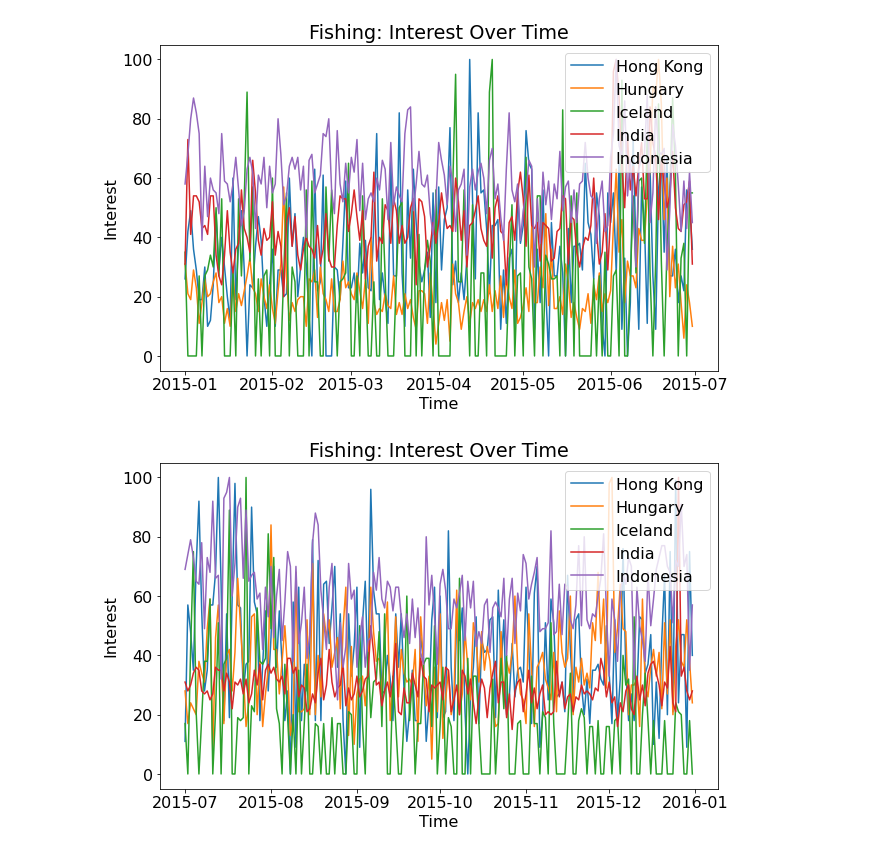
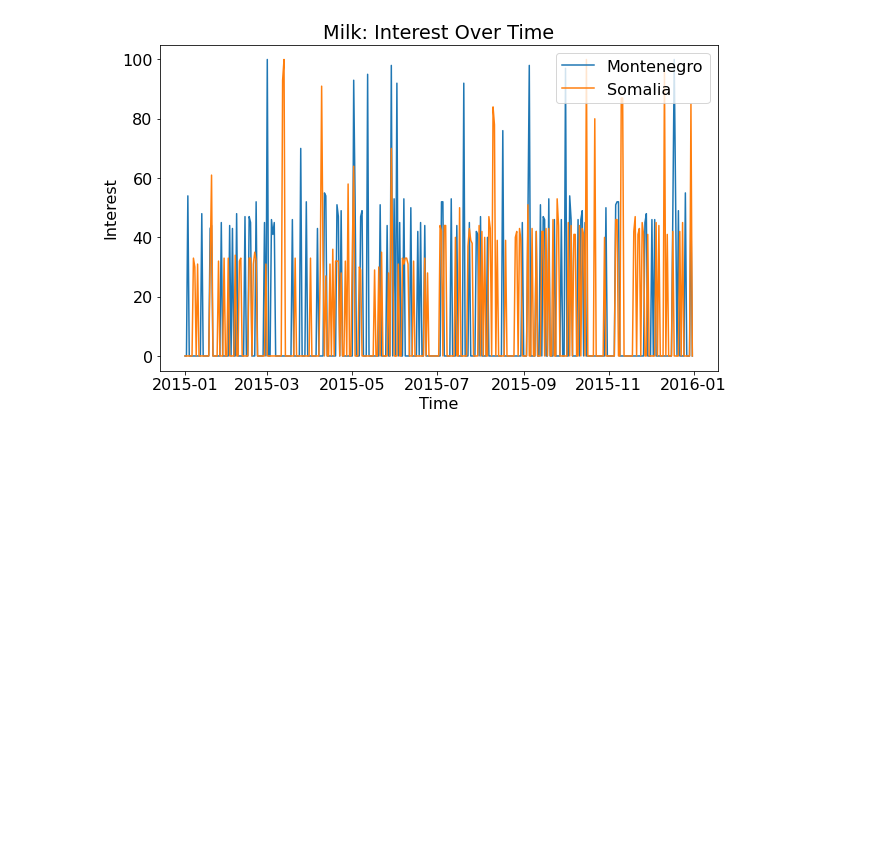
Before and after one commit to andreasoie/bigdata, a Jupyter notebook: testing.ipynb, the cells around one changed output. Saved outputs shown, nothing was run; the diff lists cells and outputs as text; code cells hidden in the pictures; blank space fills up the shorter version.

```diff
--- a/testing.ipynb
+++ b/testing.ipynb
@@ -19,5 +25,5 @@ TIME_ZONE = 360
 # %%
 pytrends = TrendReq(hl=LANGUAGE, tz=TIME_ZONE)
 # %%
-COUNTRIES = utils.load_countries("countries.txt")
+COUNTRIES = utils.load_countries(filename="countries.txt", ignore="ignore.txt")
 # %%
@@ -69,6 +71,11 @@ results_B = search_history_B[0:5]
+# %%
+year = 2015
+search_term = ["milk"]
+n_countries = 2           # 0 = all
+fetch_interval = 1       # sleep time between requests
+
+history = get_daily_trends_by_year(search_term, year, n_countries, fetch_interval)
 # %%
-plot_history(results_A, search_term[0])
-plot_history(results_B, search_term[0])
+plot_history(history, search_term[0])
 # %% [output]
-[figure, old version]
+[figure, new version]
-[figure, removed]
```
Also changed, not shown: parts of 6 cells of this notebook, 3 other files.
